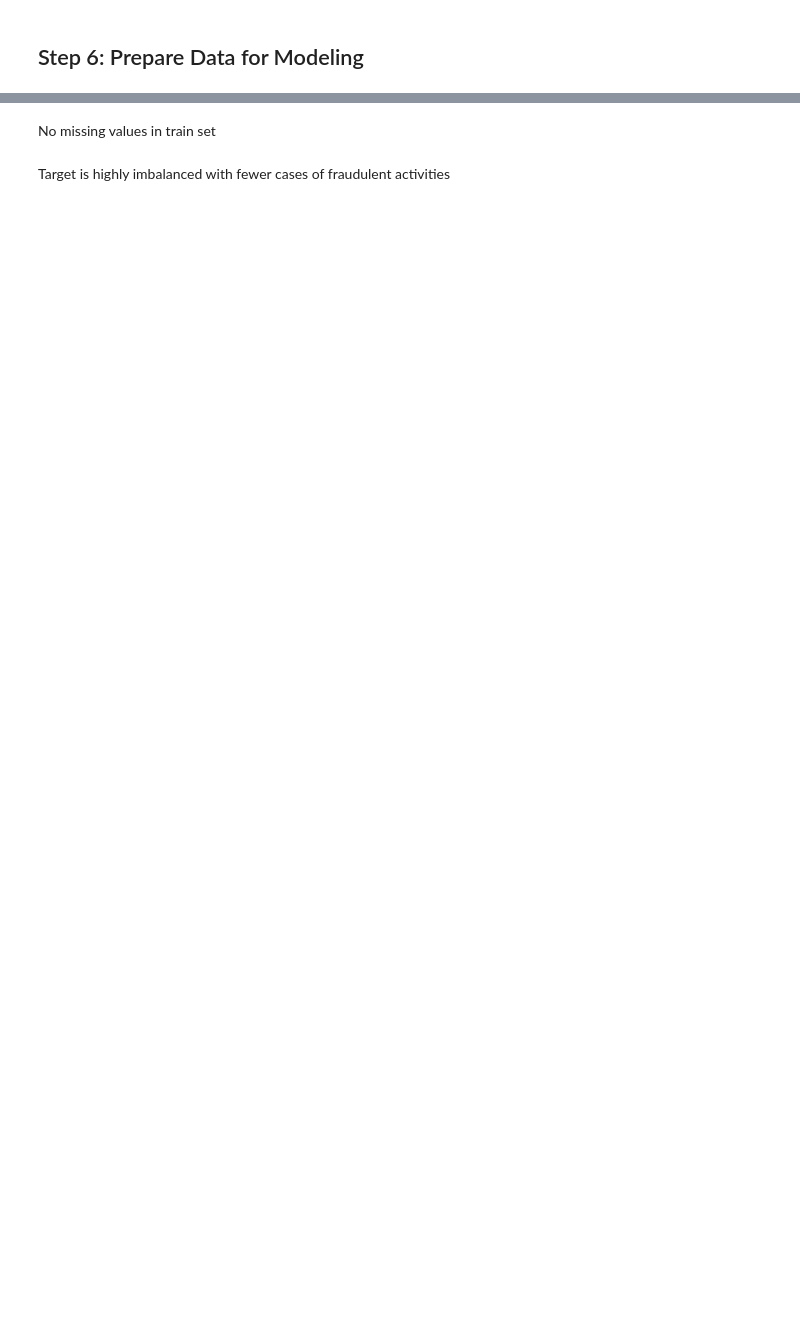
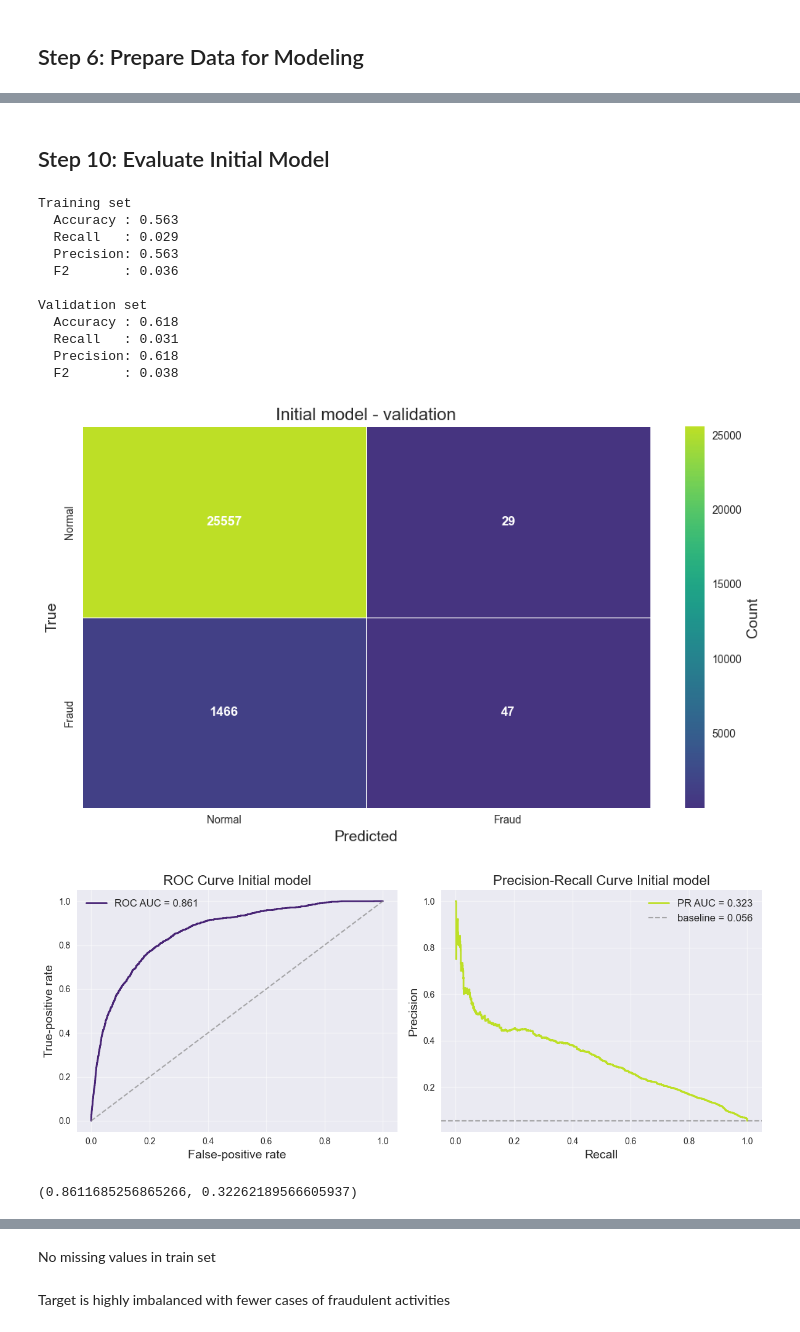
Before and after one commit to Rackkoun/ds-ml-project, a Jupyter notebook: notebooks/ml_challenge_fraud_detection_v2_sc.ipynb, the cells around one changed output, grey strips where cells are left out. Saved outputs shown, nothing was run; the diff lists cells and outputs as text; code cells hidden in the pictures; blank space fills up the shorter version.

```diff
--- a/notebooks/ml_challenge_fraud_detection_v2_sc.ipynb
+++ b/notebooks/ml_challenge_fraud_detection_v2_sc.ipynb
@@ -788,0 +869,24 @@ target - 2
+# %%
+## Train initial model
+print(" Training GradientBoostingClassifier...")
+
+## Train initial model with class weights
+initial_model = GradientBoostingClassifier(
+    n_estimators=100,           # Number of trees
+    learning_rate=0.1,          # How much each tree contributes
+    max_depth=3,                # Limit tree depth to prevent overfitting
+    min_samples_split=50,       # Minimum samples to split a node
+    min_samples_leaf=20,        # Minimum samples in a leaf
+    subsample=0.8,              # Use 80% of data for each tree
+    random_state=42,            # For reproducibility
+    verbose=0                   # No training output
+)
+
+# Train the model
+initial_model.fit(X_train1, y_train1)
+print(" Model training complete!")
+
+# Make predictions
+y_train_pred1 = initial_model.predict(X_train1)
+y_val_pred1 = initial_model.predict(X_val1)
+y_val_prob1 = initial_model.predict_proba(X_val1)[:, 1]  # Probability of fraud
@@ -788,0 +908,34 @@ target - 2
+# %% [markdown]
+## Step 10: Evaluate Initial Model
+# %%
+print("\nTraining set")
+tr = simple_metrics(y_train1, y_train_pred1)
+print(f"  Accuracy : {tr['precision']:.3f}")
+print(f"  Recall   : {tr['recall']:.3f}")
+print(f"  Precision: {tr['precision']:.3f}")
+print(f"  F2       : {tr['f2']:.3f}")
+
+print("\nValidation set")
+va = simple_metrics(y_val1, y_val_pred1)
+print(f"  Accuracy : {va['precision']:.3f}")
+print(f"  Recall   : {va['recall']:.3f}")
+print(f"  Precision: {va['precision']:.3f}")
+print(f"  F2       : {va['f2']:.3f}")
+
+show_confusion(y_val1, y_val_pred1, "Initial model - validation")
+show_roc_pr(y_val1, y_val_prob1, "Initial model")
+# %% [output]
+Training set
+  Accuracy : 0.563
+  Recall   : 0.029
+  Precision: 0.563
+  F2       : 0.036
+
+Validation set
+  Accuracy : 0.618
+  Recall   : 0.031
+  Precision: 0.618
+  F2       : 0.038
+[figure, added]
+[figure, added]
+(0.8611685256865266, 0.32262189566605937)
```
Also changed, not shown: parts of 68 cells of this notebook, 2 other files.
